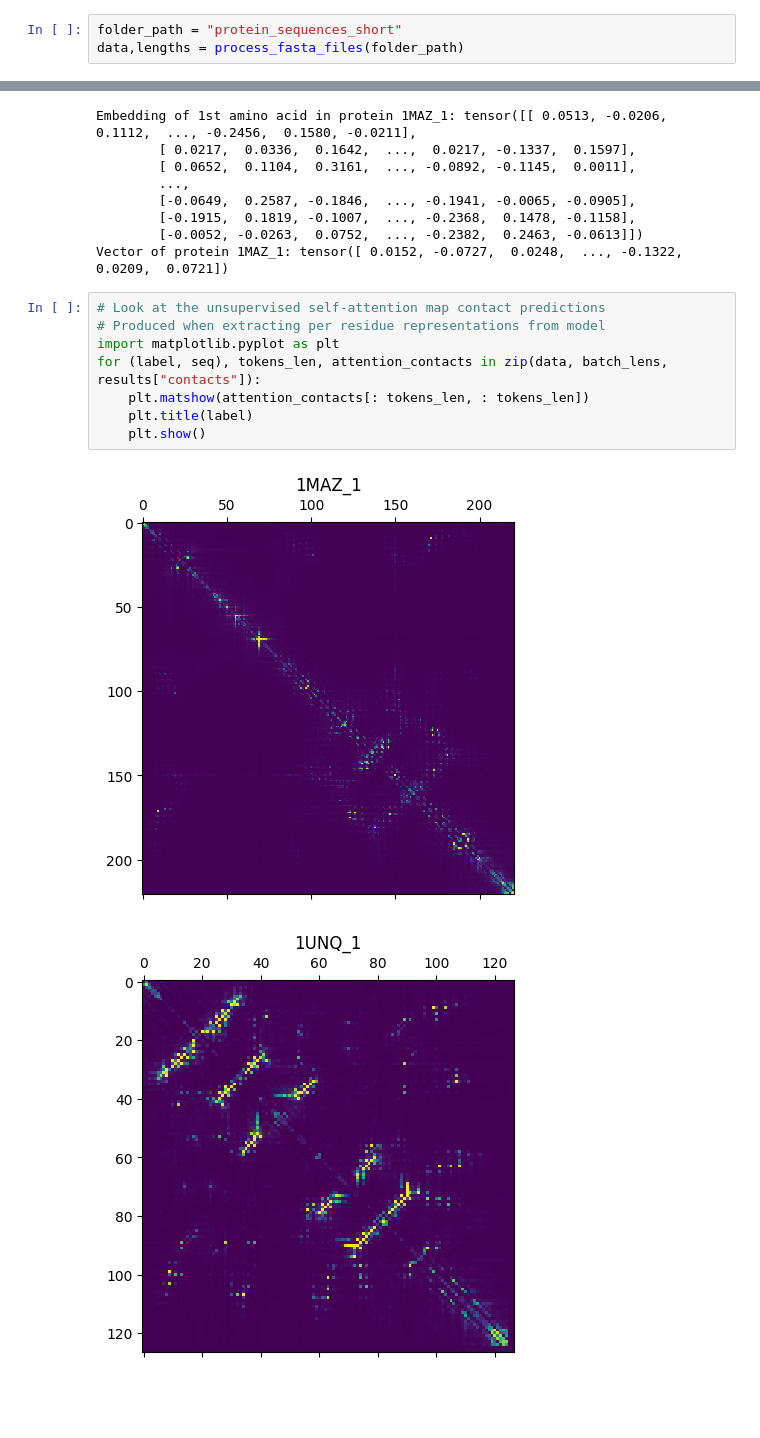
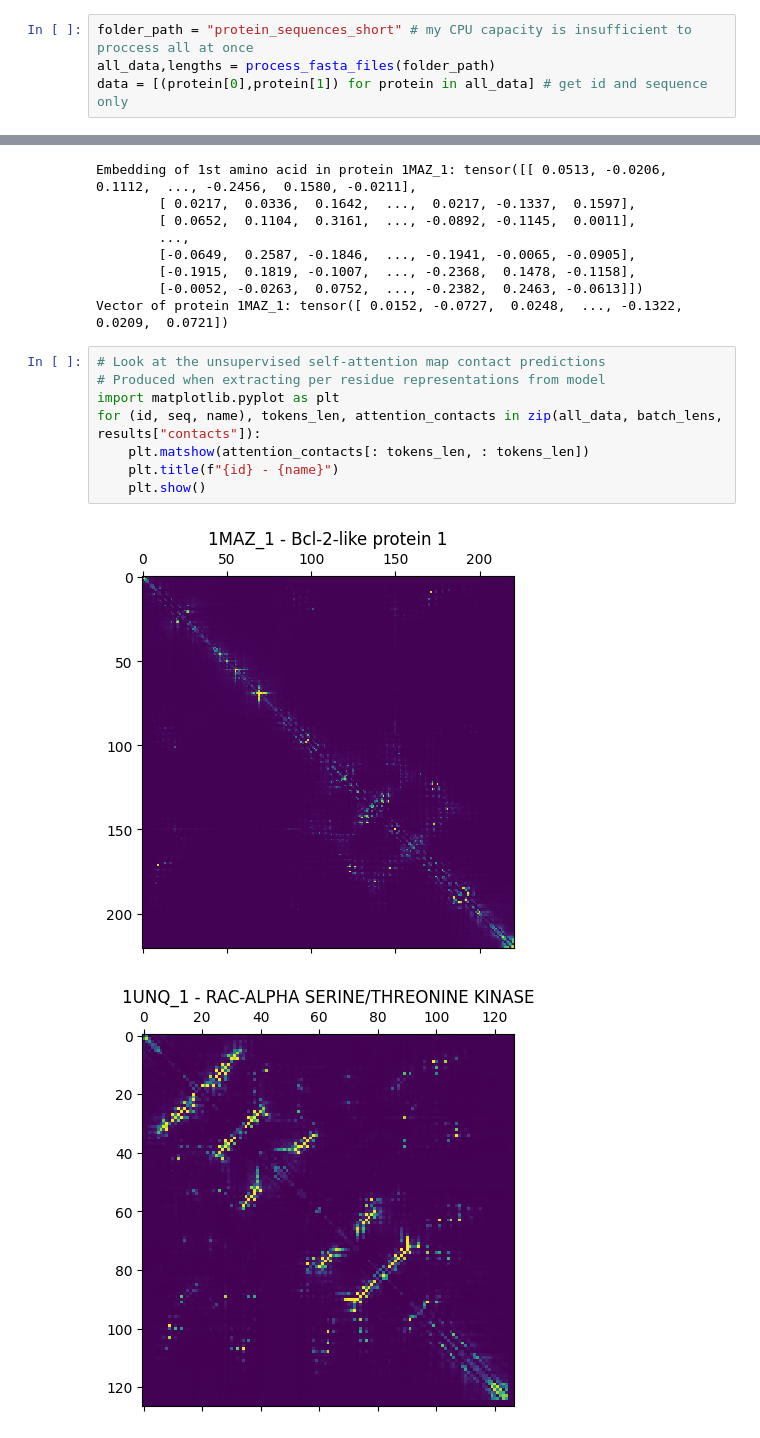
Before and after one commit to aubreyagub/esm2_for_fmdv, a Jupyter notebook: esm-2-contact-maps.ipynb, the cells around one changed output, grey strips where cells are left out. Drawn from its saved outputs; the diff is of its cells as text; blank space fills up the shorter version.

Commit message:
Begun adding unit tests to utils functions, updated graphs to include names of proteins not just IDs from PDB

```diff
--- a/esm-2-contact-maps.ipynb
+++ b/esm-2-contact-maps.ipynb
@@ -19,8 +21,9 @@ batch_converter = alphabet.get_batch_converter()
 #2. Process input data (FASTA files)
 %run utils.ipynb
 # %%
-folder_path = "protein_sequences_short"
-data,lengths = process_fasta_files(folder_path)
+folder_path = "protein_sequences_short" # my CPU capacity is insufficient to proccess all at once
+all_data,lengths = process_fasta_files(folder_path)
+data = [(protein[0],protein[1]) for protein in all_data] # get id and sequence only
 # %%
 # Tokenizing sequences, with padding
 batch_labels, batch_strs, batch_tokens = batch_converter(data)
@@ -72,11 +75,11 @@ Vector of protein 1MAZ_1: tensor([ 0.0152, -0.0727,  0.0248,  ..., -0.1322,  0.0
 # %%
 # Look at the unsupervised self-attention map contact predictions
 # Produced when extracting per residue representations from model
 import matplotlib.pyplot as plt
-for (label, seq), tokens_len, attention_contacts in zip(data, batch_lens, results["contacts"]):
+for (id, seq, name), tokens_len, attention_contacts in zip(all_data, batch_lens, results["contacts"]):
     plt.matshow(attention_contacts[: tokens_len, : tokens_len])
-    plt.title(label)
+    plt.title(f"{id} - {name}")
     plt.show()
 # %% [output]
-[figure, old version]
+[figure, new version]
-[figure, old version]
+[figure, new version]
```
Also changed, not shown: parts of 2 cells of this notebook, 1 other file.
